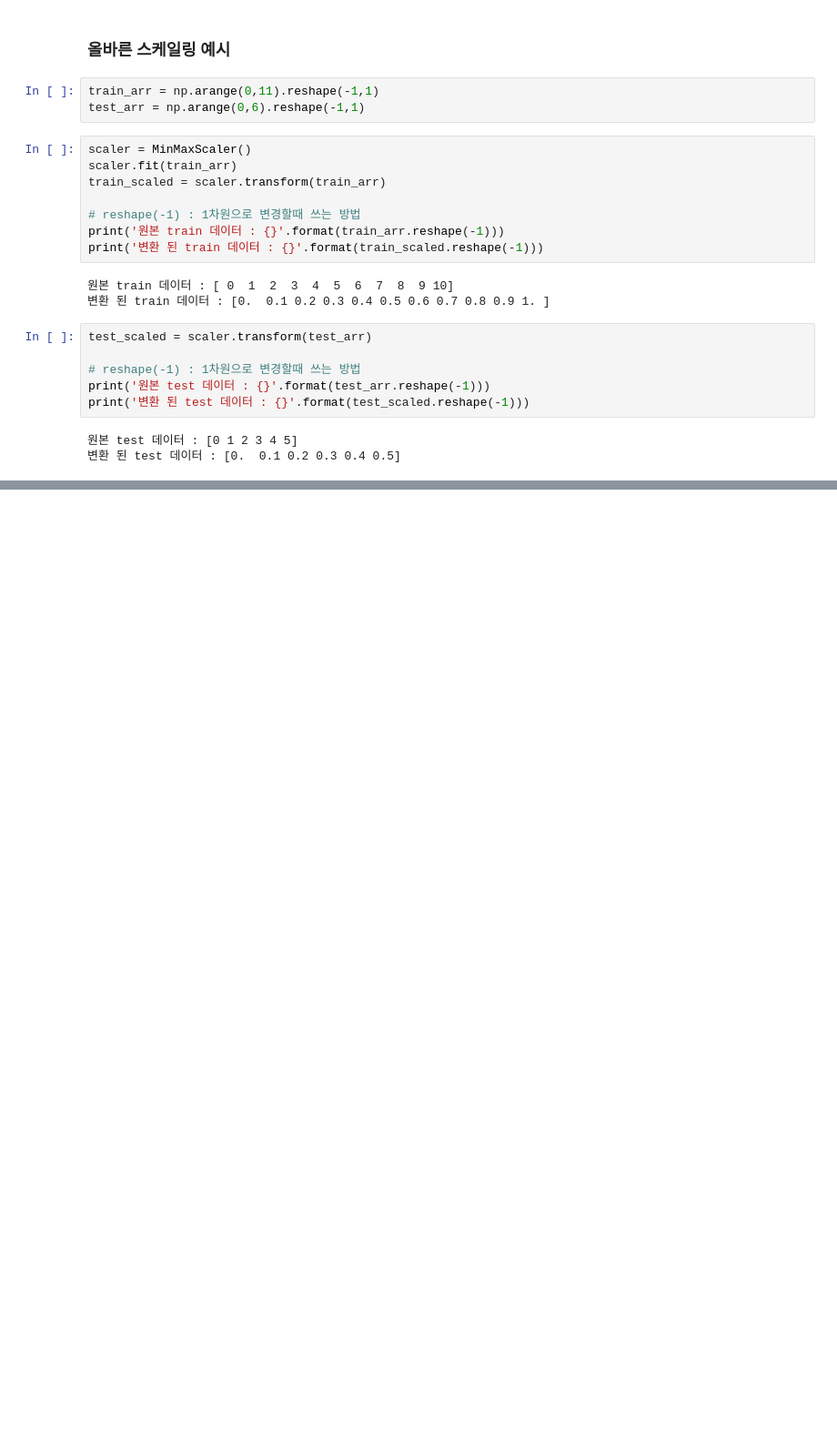
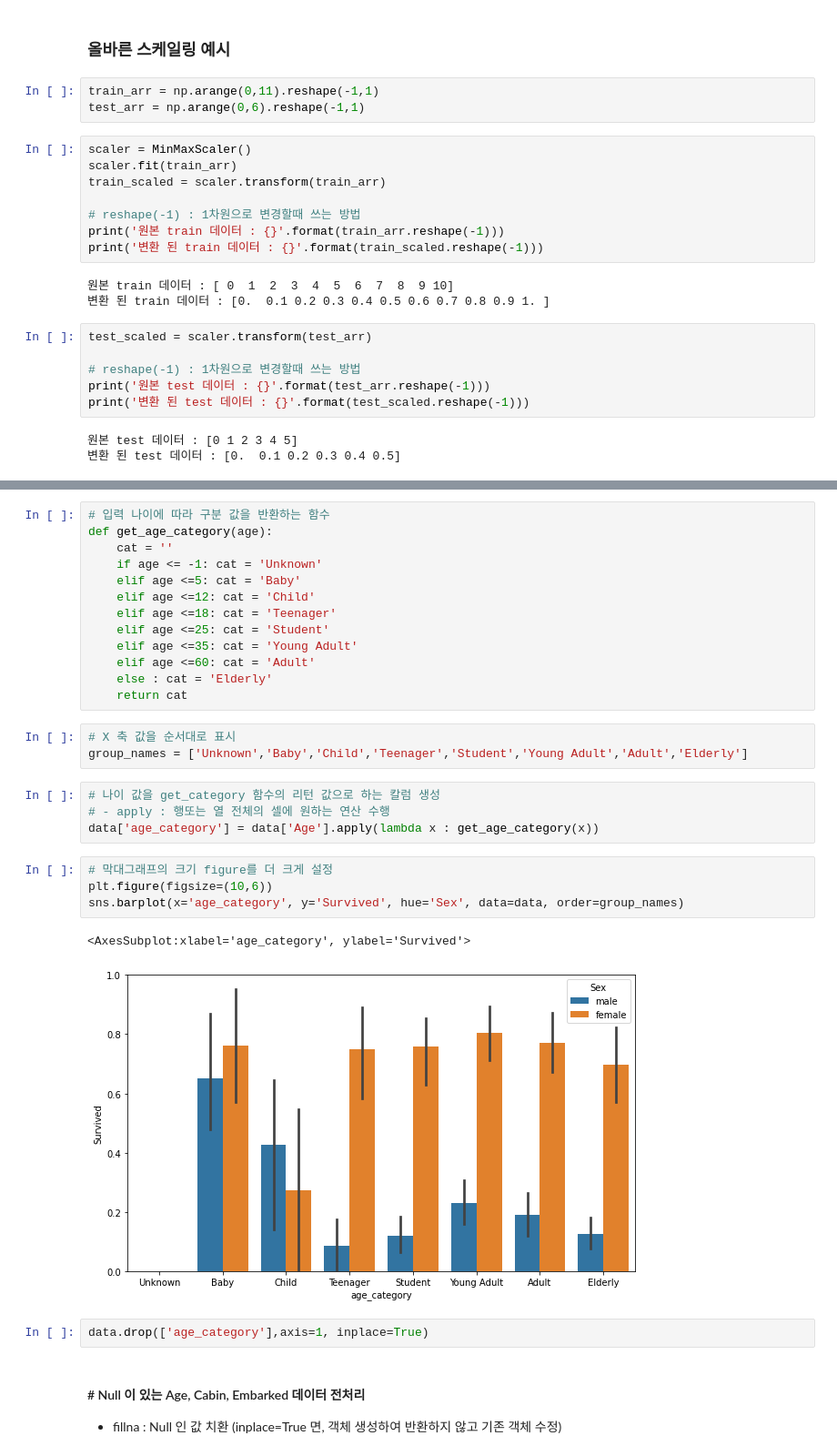
Before and after one commit to works-code/Python-Machine-Learning-Complete-Guide, a Jupyter notebook: 1_ML_Scikit-learn.ipynb, the cells around one changed output, grey strips where cells are left out. Shown at 91% size. Drawn from its saved outputs; the diff is of its cells as text; blank space fills up the shorter version.

```diff
--- a/1_ML_Scikit-learn.ipynb
+++ b/1_ML_Scikit-learn.ipynb
@@ -613,0 +697,32 @@ print('변환 된 test 데이터 : {}'.format(test_scaled.reshape(-1)))
+# %%
+# 입력 나이에 따라 구분 값을 반환하는 함수
+def get_age_category(age):
+    cat = ''
+    if age <= -1: cat = 'Unknown'
+    elif age <=5: cat = 'Baby'
+    elif age <=12: cat = 'Child'
+    elif age <=18: cat = 'Teenager'
+    elif age <=25: cat = 'Student'
+    elif age <=35: cat = 'Young Adult'
+    elif age <=60: cat = 'Adult'
+    else : cat = 'Elderly'
+    return cat
+# %%
+# X 축 값을 순서대로 표시
+group_names = ['Unknown','Baby','Child','Teenager','Student','Young Adult','Adult','Elderly']
+# %%
+# 나이 값을 get_category 함수의 리턴 값으로 하는 칼럼 생성
+# - apply : 행또는 열 전체의 셀에 원하는 연산 수행
+data['age_category'] = data['Age'].apply(lambda x : get_age_category(x))
+# %%
+# 막대그래프의 크기 figure를 더 크게 설정
+plt.figure(figsize=(10,6))
+sns.barplot(x='age_category', y='Survived', hue='Sex', data=data, order=group_names)
+# %% [output]
+<AxesSubplot:xlabel='age_category', ylabel='Survived'>
+[figure, added]
+# %%
+data.drop(['age_category'],axis=1, inplace=True)
+# %% [markdown]
+#### # Null 이 있는 Age, Cabin, Embarked 데이터 전처리
+- fillna : Null 인 값 치환 (inplace=True 면, 객체 생성하여 반환하지 않고 기존 객체 수정)
```
Also changed, not shown: parts of 47 cells of this notebook.
